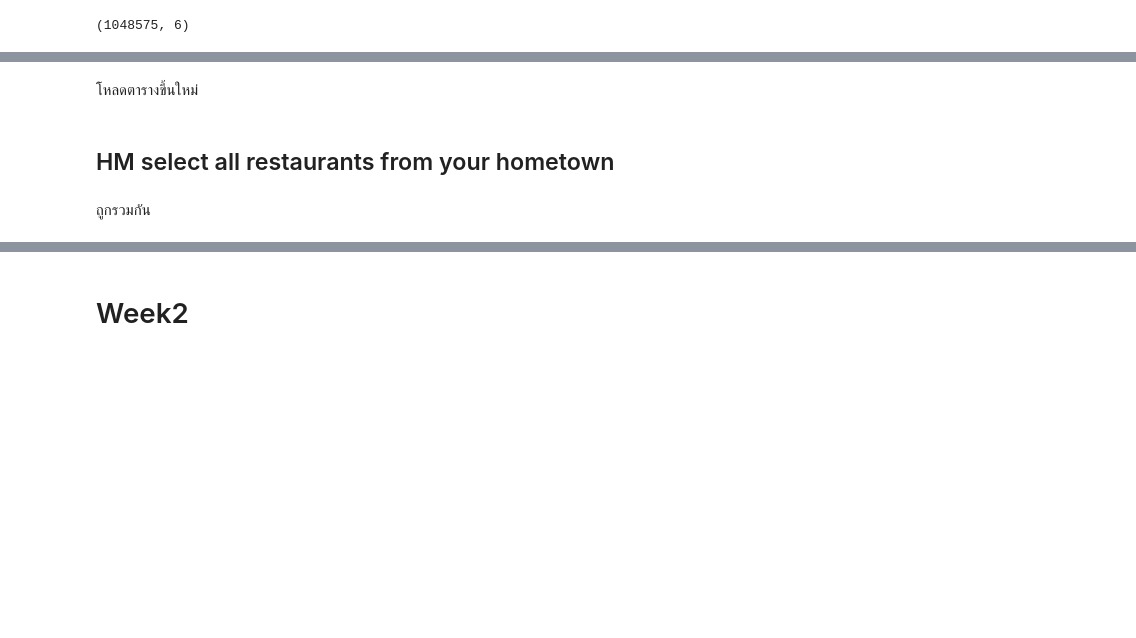
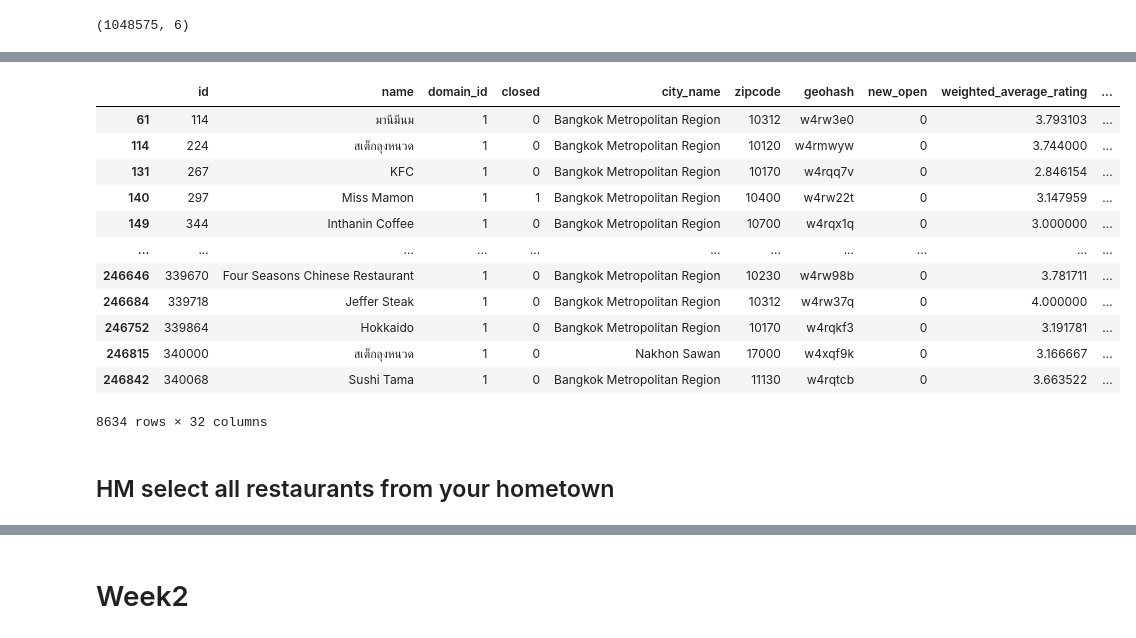
Before and after one commit to Uttaranakron/python_dataviz, a Jupyter notebook: pandas101.ipynb, the cells around one changed output, grey strips where cells are left out. Drawn from its saved outputs; the diff is of its cells as text; code cells hidden in the pictures; blank space fills up the shorter version.

```diff
--- a/pandas101.ipynb
+++ b/pandas101.ipynb
@@ -58,4 +157,4 @@ search_click_df.tail()
 # %%
-w_restaurant_df['parking'] =w_restaurant_df['parking'] =w_restaurant_df fillna(0)
+w_restaurant_df['parking'] = w_restaurant_df['parking'].fillna(0)
 # %% [markdown]
 # select part of the table by value
@@ -75,7 +184,19 @@ w_restaurant_df['parking'] >= 3
 # %%
-w_restaurant_d[w_restaurant_df['parking'] >= 3]
+w_restaurant_df[w_restaurant_df['parking'] >= 3 ]
+# %% [output]
+|  | id | name | domain_id | closed | city_name | zipcode | geohash | new_open | weighted_average_rating | ... |
+| 61 | 114 | มานีมีนม | 1 | 0 | Bangkok Metropolitan Region | 10312 | w4rw3e0 | 0 | 3.793103 | ... |
+| 114 | 224 | สเต็กลุงหนวด | 1 | 0 | Bangkok Metropolitan Region | 10120 | w4rmwyw | 0 | 3.744000 | ... |
+| 131 | 267 | KFC | 1 | 0 | Bangkok Metropolitan Region | 10170 | w4rqq7v | 0 | 2.846154 | ... |
+| 140 | 297 | Miss Mamon | 1 | 1 | Bangkok Metropolitan Region | 10400 | w4rw22t | 0 | 3.147959 | ... |
+| 149 | 344 | Inthanin Coffee | 1 | 0 | Bangkok Metropolitan Region | 10700 | w4rqx1q | 0 | 3.000000 | ... |
+| ... | ... | ... | ... | ... | ... | ... | ... | ... | ... | ... |
+| 246646 | 339670 | Four Seasons Chinese Restaurant | 1 | 0 | Bangkok Metropolitan Region | 10230 | w4rw98b | 0 | 3.781711 | ... |
+| 246684 | 339718 | Jeffer Steak | 1 | 0 | Bangkok Metropolitan Region | 10312 | w4rw37q | 0 | 4.000000 | ... |
+| 246752 | 339864 | Hokkaido | 1 | 0 | Bangkok Metropolitan Region | 10170 | w4rqkf3 | 0 | 3.191781 | ... |
+| 246815 | 340000 | สเต็กลุงหนวด | 1 | 0 | Nakhon Sawan | 17000 | w4xqf9k | 0 | 3.166667 | ... |
+| 246842 | 340068 | Sushi Tama | 1 | 0 | Bangkok Metropolitan Region | 11130 | w4rqtcb | 0 | 3.663522 | ... |
+8634 rows × 32 columns
-# %% [markdown]
-โหลดตารางขึ้นใหม่
 # %% [markdown]
 ## HM select all restaurants from your hometown
 # %%
@@ -85,4 +204,2 @@ w_restaurant_df['city_name']
-# %% [markdown]
-ถูกรวมกัน
 # %%
 set(w_restaurant_df['city_name'])
```
Also changed, not shown: parts of 79 cells of this notebook, 6 other files.
